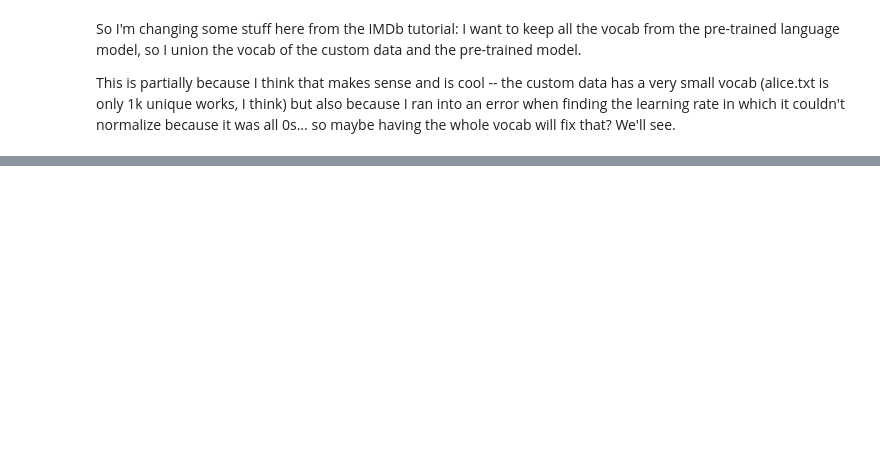
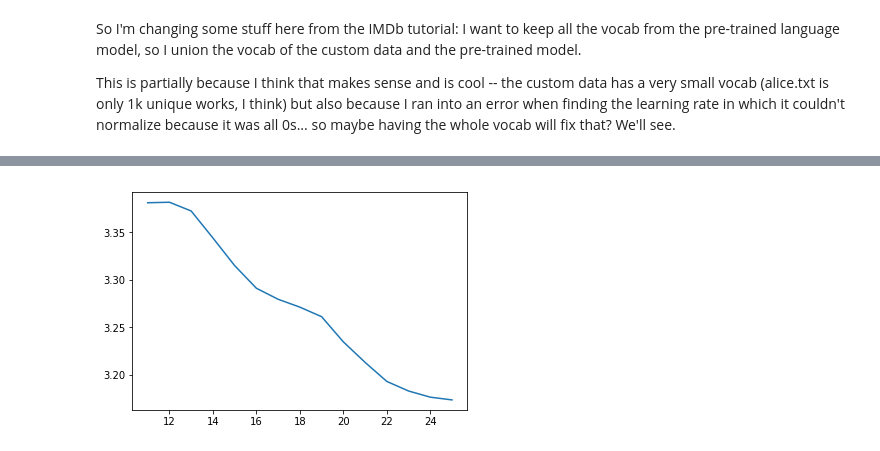
Before and after one commit to kgero/style-gen, a Jupyter notebook: style_gen.ipynb, the cells around one changed output, grey strips where cells are left out. Saved outputs shown, nothing was run; the diff lists cells and outputs as text; code cells hidden in the pictures; blank space fills up the shorter version.

```diff
--- a/style_gen.ipynb
+++ b/style_gen.ipynb
@@ -188,0 +254,2 @@ learner.save('lm_last_ft')
+# %%
+learner.fit(lrs, 1, wds=wd, use_clr=(20,10), cycle_len=5)
@@ -188,0 +265,4 @@ learner.save('lm_last_ft')
+# %%
+learner.sched.plot_loss()
+# %% [output]
+[figure, added]
```
Also changed, not shown: parts of 24 cells of this notebook, 1 other file.
